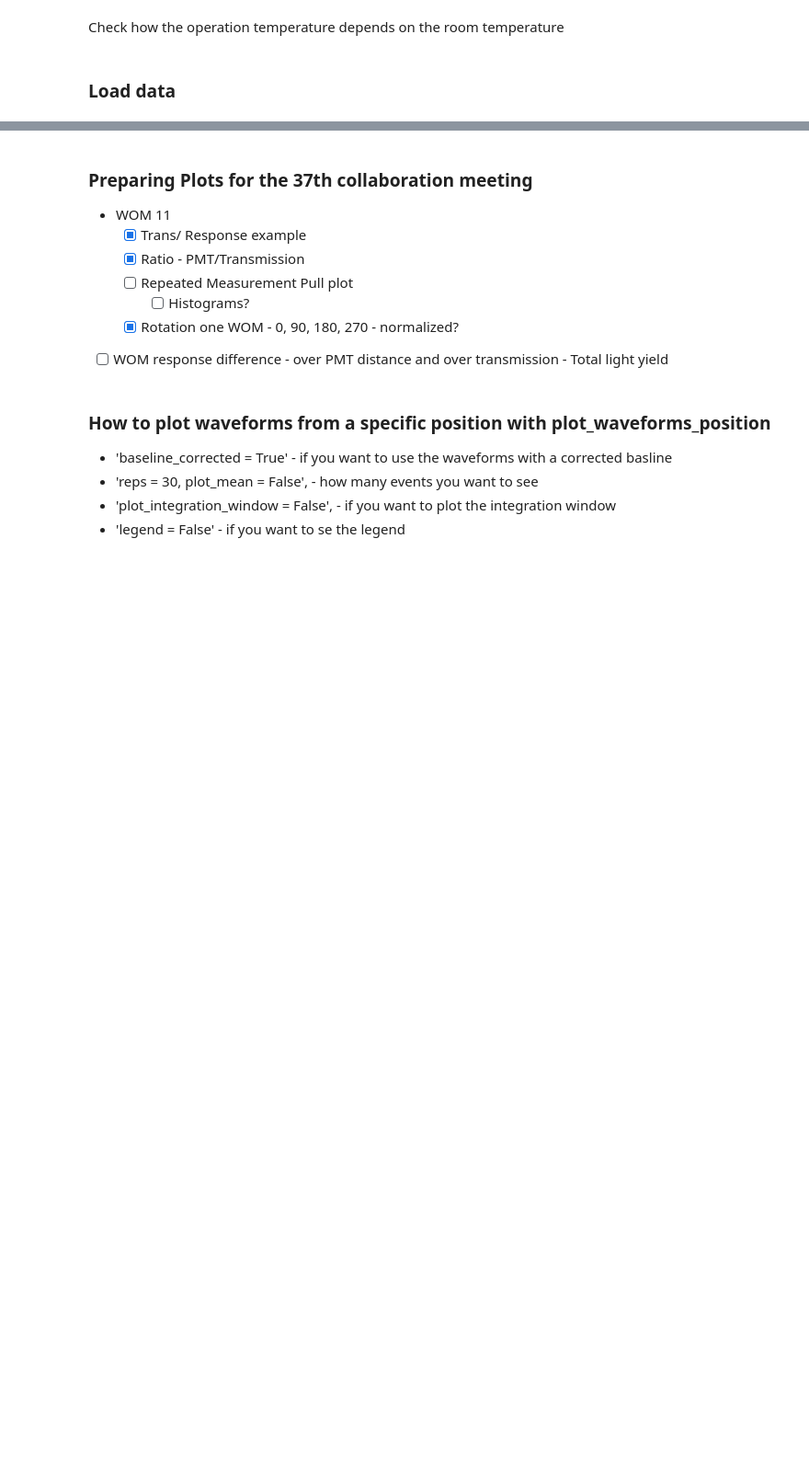
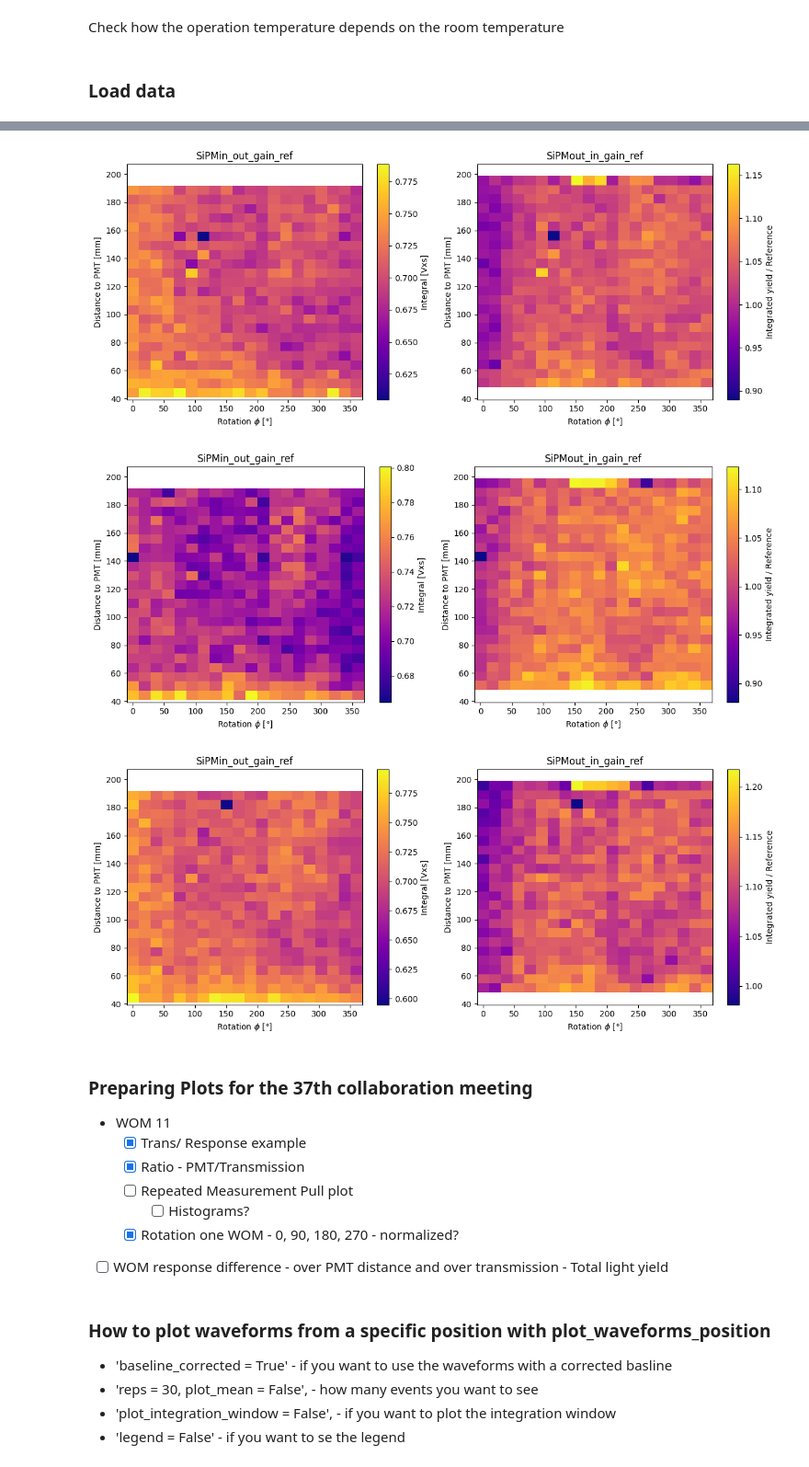
Before and after one commit to idawoestheinrich/wom_quality_control, a Jupyter notebook: code/analysis_ida.ipynb, the cells around one changed output, grey strips where cells are left out. Shown at 92% size. Saved outputs shown, nothing was run; the diff lists cells and outputs as text; code cells hidden in the pictures; blank space fills up the shorter version.

```diff
--- a/code/analysis_ida.ipynb
+++ b/code/analysis_ida.ipynb
@@ -598,0 +747,3 @@ for pm, gain in zip(PM, Gain):
+# %%
+for qc in QC:
+    print(qc.baseline_integrated_data.keys())
@@ -599,6 +768,10 @@ for pm, gain in zip(PM, Gain):
 # %%
 for qc in QC:
-    qc.heatmap_WOM(ch1="SiPMin_in_gain", ch2="SiPMout_out_gain", baseline_subtract = False, remove_rows = [1,2])#, title = [f"WOM 11 response {pm}"], colorlabel = ["Signal integrated yield/ Reference integrated yield"]) #no rows removed
+    qc.heatmap_WOM(ch1="SiPMin_out_gain_ref", ch2="SiPMout_in_gain_ref", baseline_subtract = True, remove_rows = [1,2])#, title = [f"WOM 11 response {pm}"], colorlabel = ["Signal integrated yield/ Reference integrated yield"]) #no rows removed
+# %% [output]
+[figure, added]
+[figure, added]
+[figure, added]
 # %%
 qc11 = WOMqc.load("20260611_testbeam_WOM_11_6_55mm_new_cover_0deg")
 qc11_2 = WOMqc.load("20260617_testbeam_WOM_11_6_55mm_new_cover_0deg_2")
```
Also changed, not shown: parts of 17 cells of this notebook, 5 other files.
